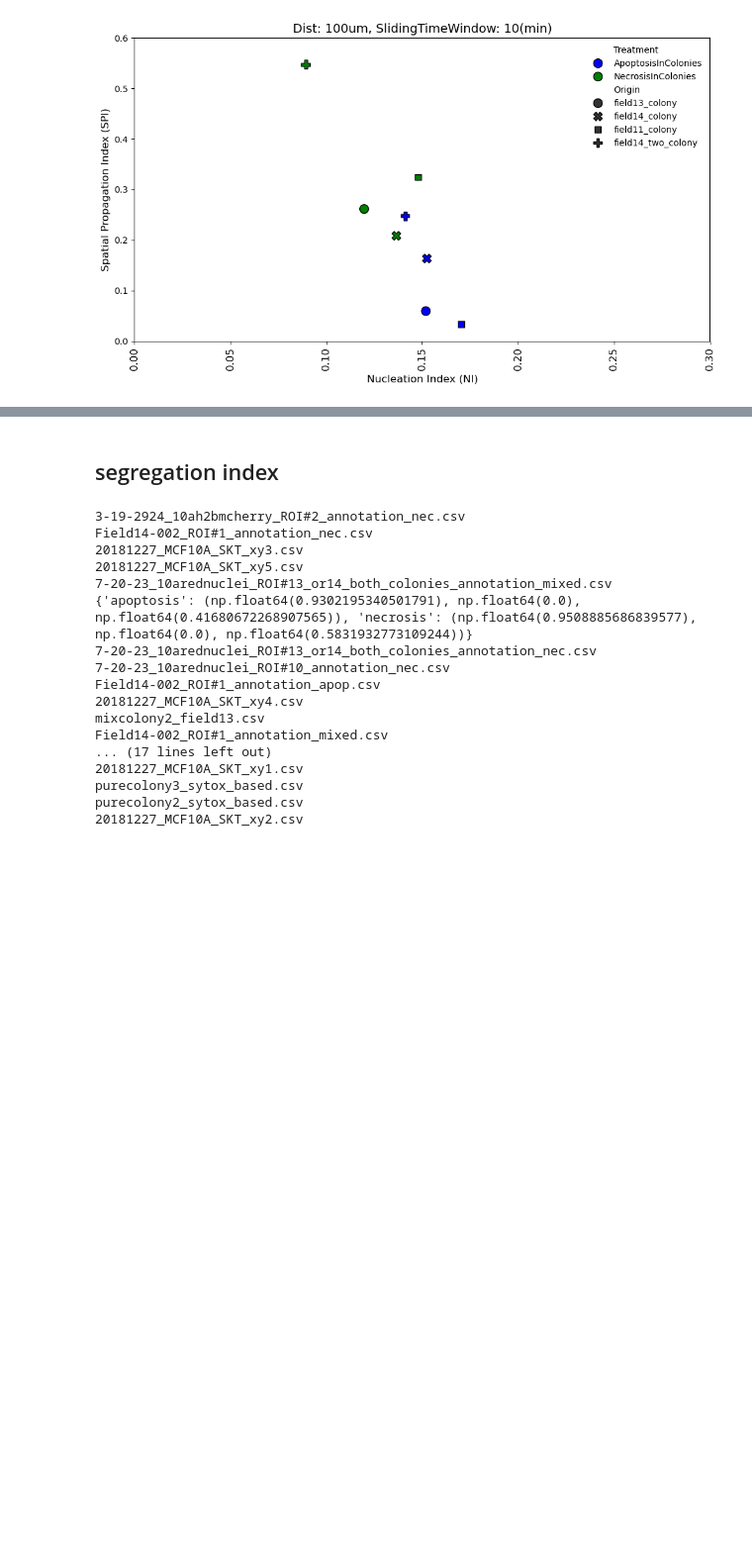
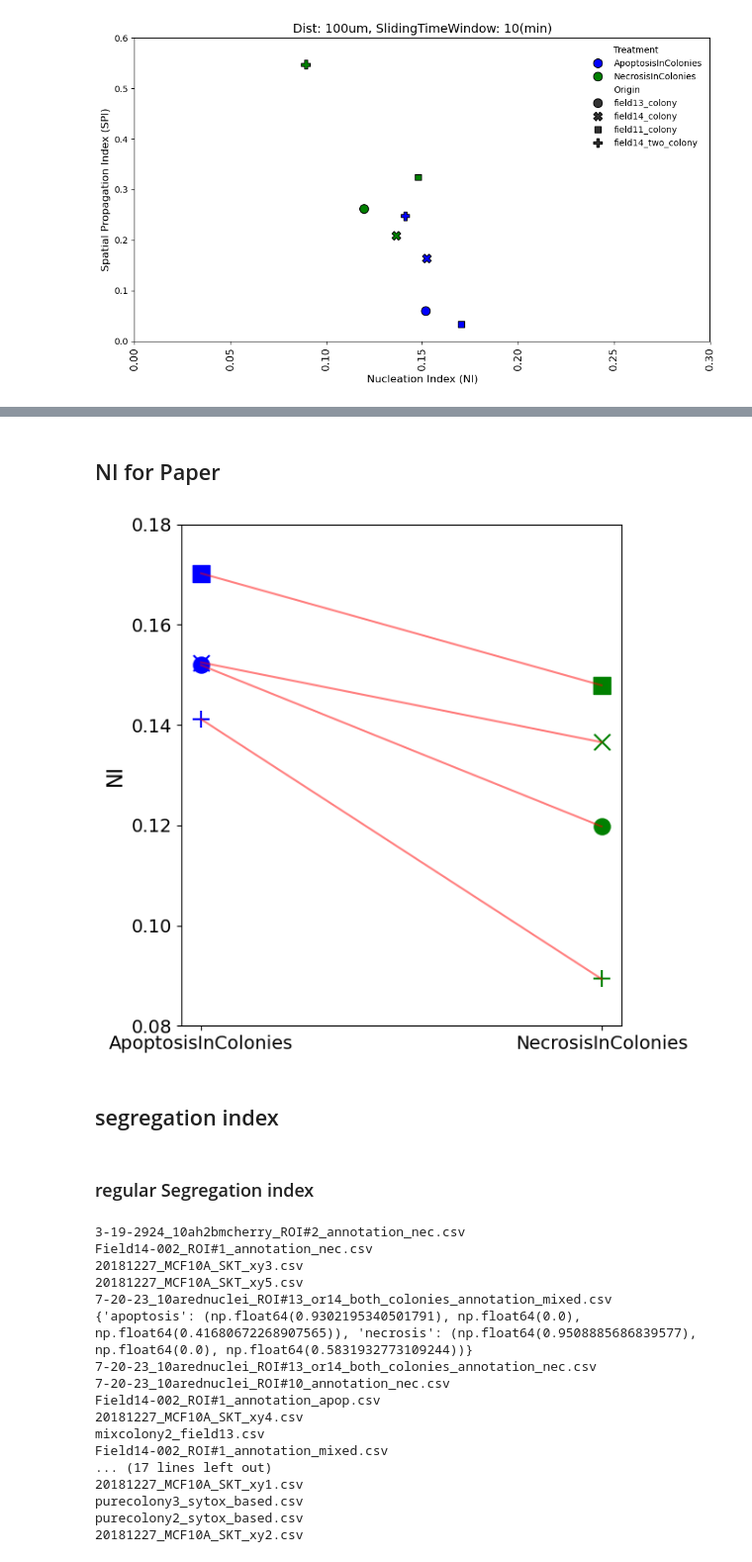
Before and after one commit to esraan/CellDeathSpreading, a Jupyter notebook: notebooks/Exp7.ipynb, the cells around one changed output, grey strips where cells are left out. Shown at 99% size. Drawn from its saved outputs; the diff is of its cells as text; code cells hidden in the pictures; blank space fills up the shorter version.

```diff
--- a/notebooks/Exp7.ipynb
+++ b/notebooks/Exp7.ipynb
@@ -605,3 +786,67 @@ plt.show()
+# %% [markdown]
+## NI for Paper
+# %%
+import matplotlib.pyplot as plt
+import numpy as np
+
+# Example data
+custom_palette = {
+    'ApoptosisInColonies': 'blue',
+    'NecrosisInColonies': 'green'
+}
+
+# Replace treatment with origin and group values
+# Filter the data for distance of 100 and sliding time window of 10
+filtered_subset = filtered_df[
+    (filtered_df['neighbors_dist_threshold'] == 100) &
+    (filtered_df['sliding_time_window_size'] == 10)
+]
+origins = filtered_subset['Origin'].unique()
+group_a_values = []
+group_b_values = []
+treatment_labels = []
+markers = ['o', 'x', 's', '+']
+origin_marker_dict = {origin: markers[i % len(markers)] for i, origin in enumerate(origins)}
+# X positions: 0 for Group A, 1 for Group B
+x_a = np.zeros(len(origins))
+x_b = np.ones(len(origins))
+# Assign markers based on origin
+origin_markers = [origin_marker_dict[origin] for origin in origins]
+for origin in origins:
+    subset = filtered_subset[filtered_subset['Origin'] == origin]
+    group_a = subset[subset['Treatment'] == 'ApoptosisInColonies']['NI'].values[0]
+    group_b = subset[subset['Treatment'] == 'NecrosisInColonies']['NI'].values[0]
+    if not np.isnan(group_a) and not np.isnan(group_b):
+        group_a_values.append(group_a)
+        group_b_values.append(group_b)
+        treatment_labels.append(origin)  # Use treatment labels instead of origin
+
+# Plot
+plt.figure(figsize=(6.5, 6))
+
+for i in range(len(treatment_labels)):
+    # Line connecting values
+    plt.plot([x_a[i], x_b[i]], [group_a_values[i], group_b_values[i]],  'r-' if group_a_values[i] > group_b_values[i] else 'k-', alpha=0.5)
+    # Group A point
+    plt.scatter(x_a[i], group_a_values[i], color=custom_palette['ApoptosisInColonies'], marker=origin_markers[i], label='ApoptosisInColonies' if i == 0 else "", s=150)
+    # Group B point
+    plt.scatter(x_b[i], group_b_values[i], color=custom_palette['NecrosisInColonies'], marker=origin_markers[i], label='NecrosisInColonies' if i == 0 else "", s=150)
+
+custom_legend = [Line2D([0], [0], marker=marker, color='k', markerfacecolor='k', markersize=10, label=origin)
+                 for origin, marker in origin_marker_dict.items()]
+# Formatting
+plt.xticks([0, 1], ['ApoptosisInColonies', 'NecrosisInColonies'], fontsize = 14)
+plt.ylabel("NI", fontsize = 16)
+plt.yticks(fontsize = 14)
+# plt.title("NI Values Across Treatments")
+plt.ylim(0.080, 0.180)
+plt.legend(handles=custom_legend, title="Origins", loc='lower right').remove()
+plt.grid(False)
+plt.tight_layout()
+plt.savefig("/home/esraan/CellDeathSpreading/results/NIAcrossOrigins_noLegend.svg", format="svg")
+plt.show()
+# %% [output]
+[figure, added]
 # %% [markdown]
 ## segregation index
 # %%
@@ -626,3 +871,5 @@ from src.mixSpiCalc import mixSpiCalc
 # %%
 
 single_exp_full_paths = '/sise/assafzar-group/assafzar/Esraa/SalJyoPaperFiles/mixed_pure_death_minutes_microns/'#Field14-002_ROI#1_annotation_nec.csv'
+# %% [markdown]
+### regular Segregation index
```
Also changed, not shown: parts of 20 cells of this notebook, 10 other files.
